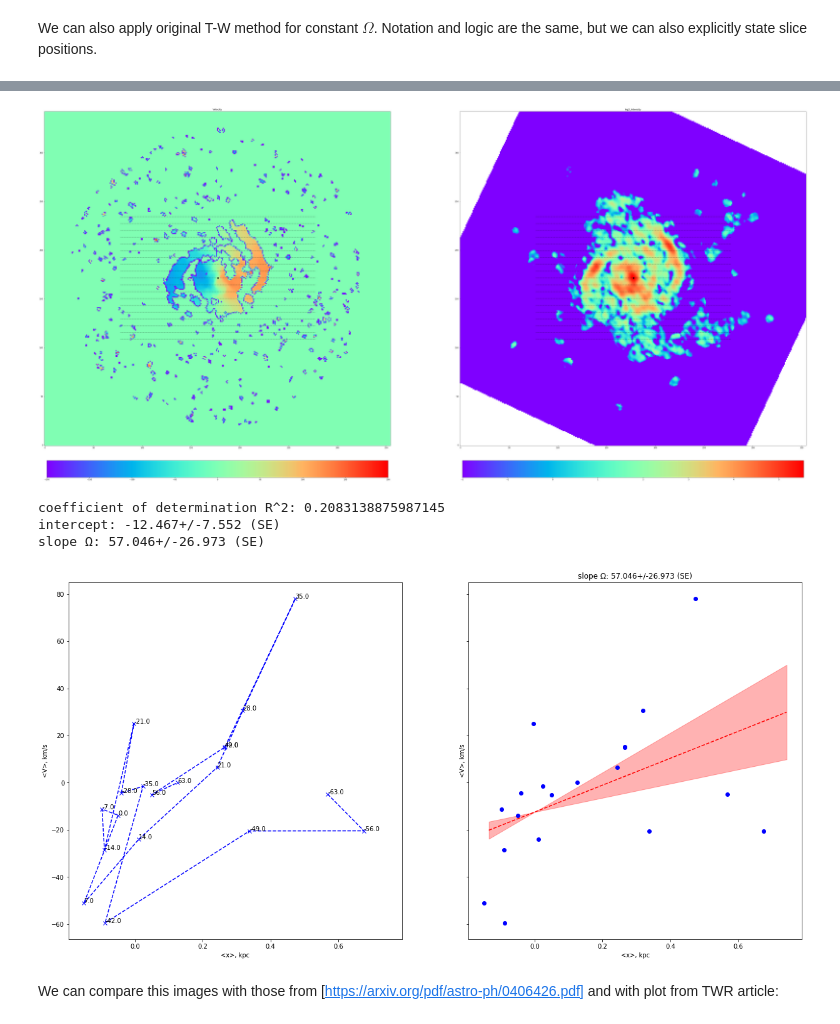
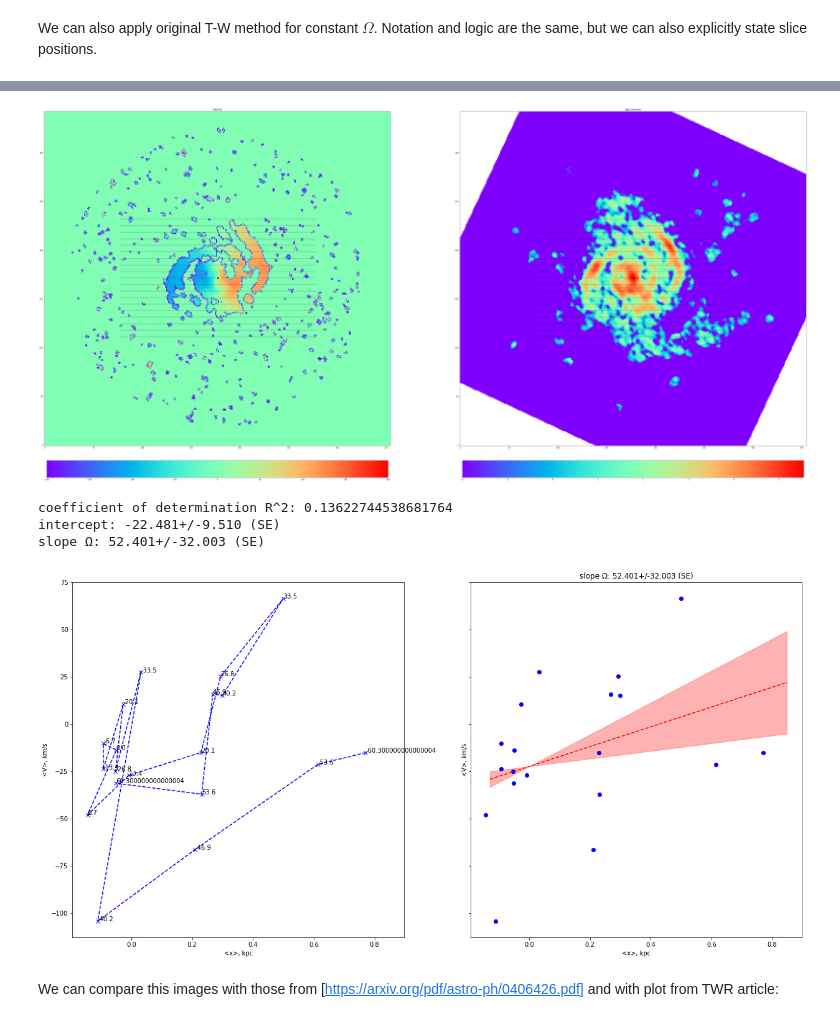
Before and after one commit to strawberryfieldss/galaxy, a Jupyter notebook: new/pyTWR-master/Example notebook.ipynb, the cells around one changed output, grey strips where cells are left out. Drawn from its saved outputs; the diff is of its cells as text; code cells hidden in the pictures.

```diff
--- a/new/pyTWR-master/Example notebook.ipynb
+++ b/new/pyTWR-master/Example notebook.ipynb
@@ -277,23 +284,23 @@ Wall time: 1min 25s
 # %%
 omega, omega_SE = pytwr.solve_TW(intens=plane_intens,
               vel=plane_v,
               center=image_center,
               incl=incl,
               ys = [],
-              delta_y=7.,
+              delta_y=6.7,
               y_bins=9,
-              X_max=X_max,
+              X_max=100.0,
               ymin=0.,
               verbose=True,
               r_scale=pix_kpc,
               ax=None,
               img_scale=1.5)
 # %% [output]
 [figure]
-coefficient of determination R^2: 0.2083138875987145
-intercept: -12.467+/-7.552 (SE)
-slope Ω: 57.046+/-26.973 (SE)
+coefficient of determination R^2: 0.13622744538681764
+intercept: -22.481+/-9.510 (SE)
+slope Ω: 52.401+/-32.003 (SE)
-[figure, old version]
+[figure, new version]
 # %% [markdown]
  We can compare this images with those from [https://arxiv.org/pdf/astro-ph/0406426.pdf] and with plot from TWR article:
 # %%
```
Also changed, not shown: parts of 4 cells of this notebook.
